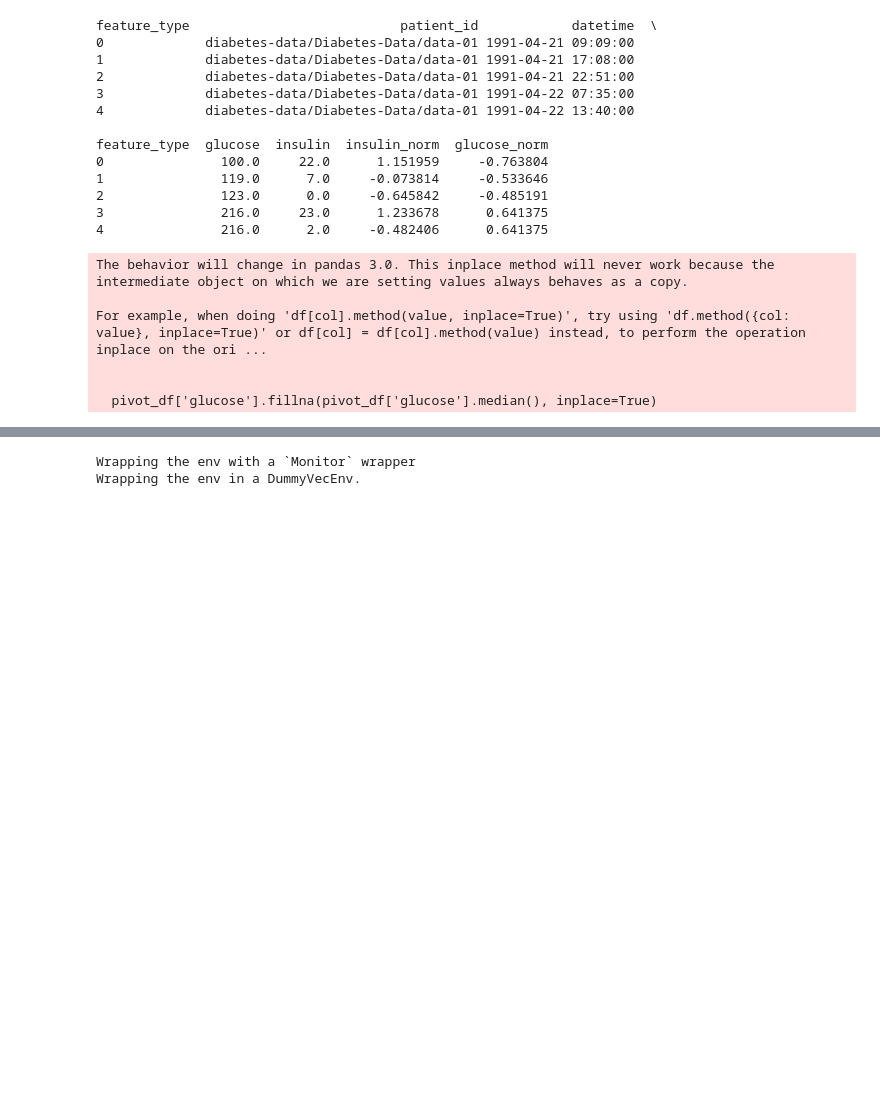
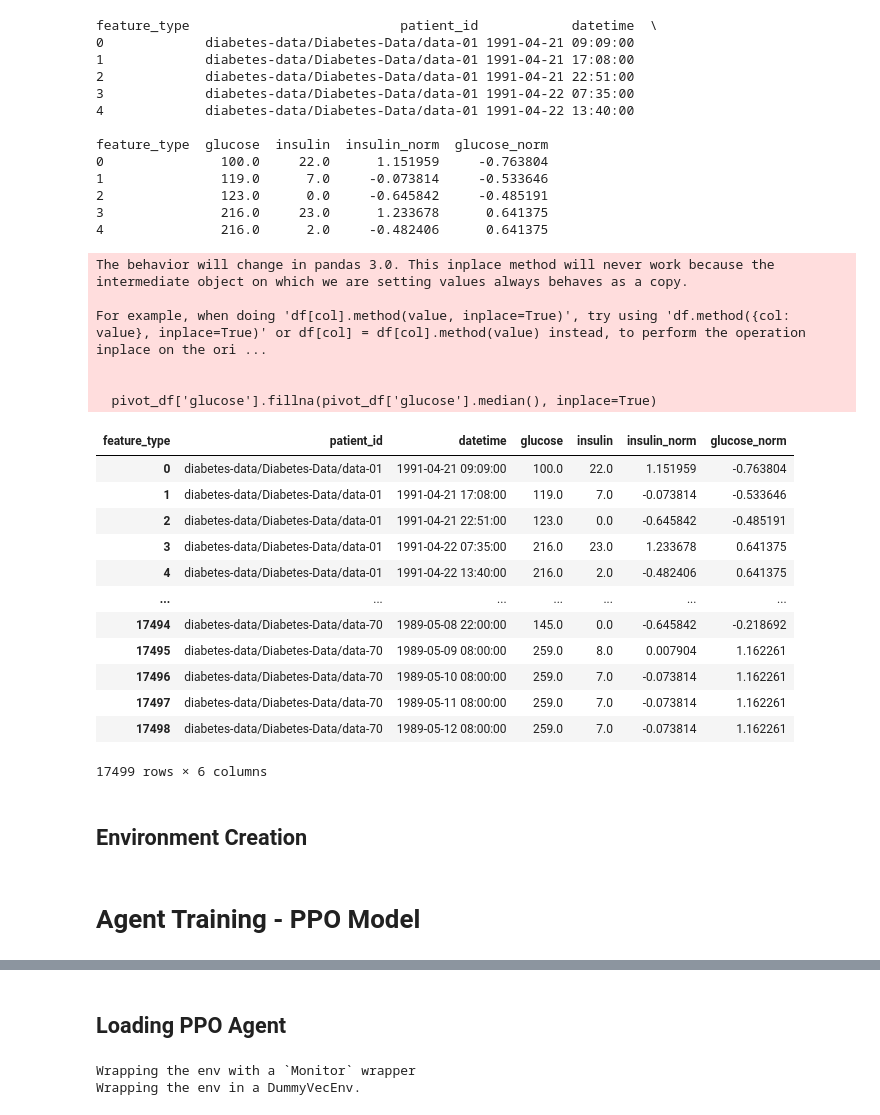
Before and after one commit to shayshankr/Reinforcement-Learning-for-Personalized-Diabetes-Care, a Jupyter notebook: code_sr.ipynb, the cells around one changed output, grey strips where cells are left out. Drawn from its saved outputs; the diff is of its cells as text; code cells hidden in the pictures; blank space fills up the shorter version.

Commit message:
adding header for data

```diff
--- a/code_sr.ipynb
+++ b/code_sr.ipynb
@@ -108,6 +110,24 @@ For example, when doing 'df[col].method(value, inplace=True)', try using 'df.met
 
 
   pivot_df['glucose'].fillna(pivot_df['glucose'].median(), inplace=True)
+# %%
+pivot_df
+# %% [output]
+| feature_type | patient_id | datetime | glucose | insulin | insulin_norm | glucose_norm |
+| 0 | diabetes-data/Diabetes-Data/data-01 | 1991-04-21 09:09:00 | 100.0 | 22.0 | 1.151959 | -0.763804 |
+| 1 | diabetes-data/Diabetes-Data/data-01 | 1991-04-21 17:08:00 | 119.0 | 7.0 | -0.073814 | -0.533646 |
+| 2 | diabetes-data/Diabetes-Data/data-01 | 1991-04-21 22:51:00 | 123.0 | 0.0 | -0.645842 | -0.485191 |
+| 3 | diabetes-data/Diabetes-Data/data-01 | 1991-04-22 07:35:00 | 216.0 | 23.0 | 1.233678 | 0.641375 |
+| 4 | diabetes-data/Diabetes-Data/data-01 | 1991-04-22 13:40:00 | 216.0 | 2.0 | -0.482406 | 0.641375 |
+| ... | ... | ... | ... | ... | ... | ... |
+| 17494 | diabetes-data/Diabetes-Data/data-70 | 1989-05-08 22:00:00 | 145.0 | 0.0 | -0.645842 | -0.218692 |
+| 17495 | diabetes-data/Diabetes-Data/data-70 | 1989-05-09 08:00:00 | 259.0 | 8.0 | 0.007904 | 1.162261 |
+| 17496 | diabetes-data/Diabetes-Data/data-70 | 1989-05-10 08:00:00 | 259.0 | 7.0 | -0.073814 | 1.162261 |
+| 17497 | diabetes-data/Diabetes-Data/data-70 | 1989-05-11 08:00:00 | 259.0 | 7.0 | -0.073814 | 1.162261 |
+| 17498 | diabetes-data/Diabetes-Data/data-70 | 1989-05-12 08:00:00 | 259.0 | 7.0 | -0.073814 | 1.162261 |
+17499 rows × 6 columns
+# %% [markdown]
+## Environment Creation
 # %%
 import gymnasium as gym
 from gymnasium import spaces
@@ -206,6 +226,8 @@ class DiabetesEnv(gym.Env):
         print(f"Patient: {self.patients[self.current_patient_idx]}, Time Step: {self.current_time_idx}")
         # Print current state feature values
         print(f"Current State (Insulin_norm, Glucose_norm): {self._get_state()}")
+# %% [markdown]
+# Agent Training - PPO Model
 # %%
 # Install stable-baselines3 with extra dependencies (run once)
 !pip install stable-baselines3[extra]
@@ -409,6 +431,8 @@ Wrapping the env in a DummyVecEnv.
 |    value_loss           | 29          |
 -----------------------------------------
 ... (6 outputs left out)
+# %% [markdown]
+## Loading PPO Agent
 # %%
 import numpy as np
 
```
Also changed, not shown: parts of 6 cells of this notebook.
